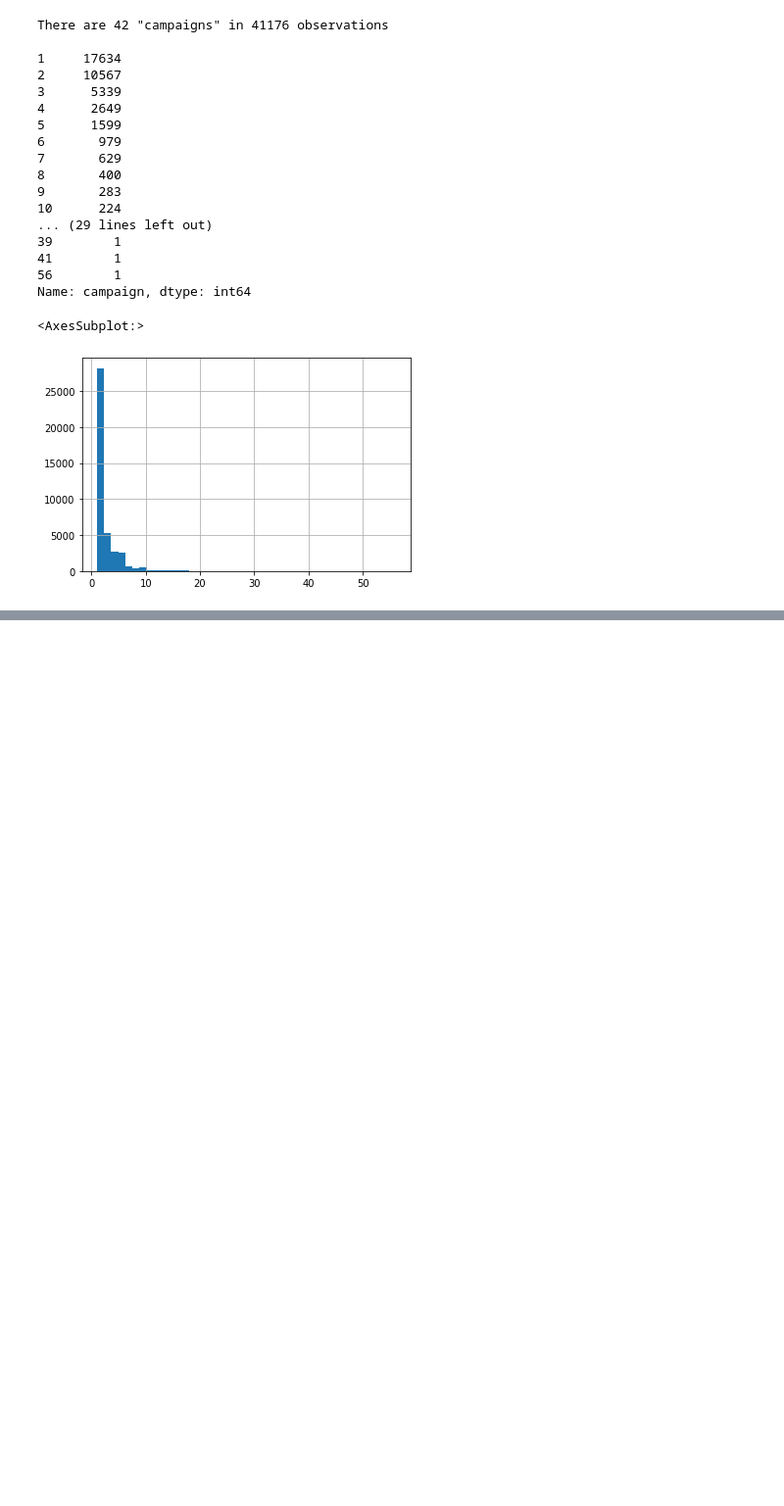
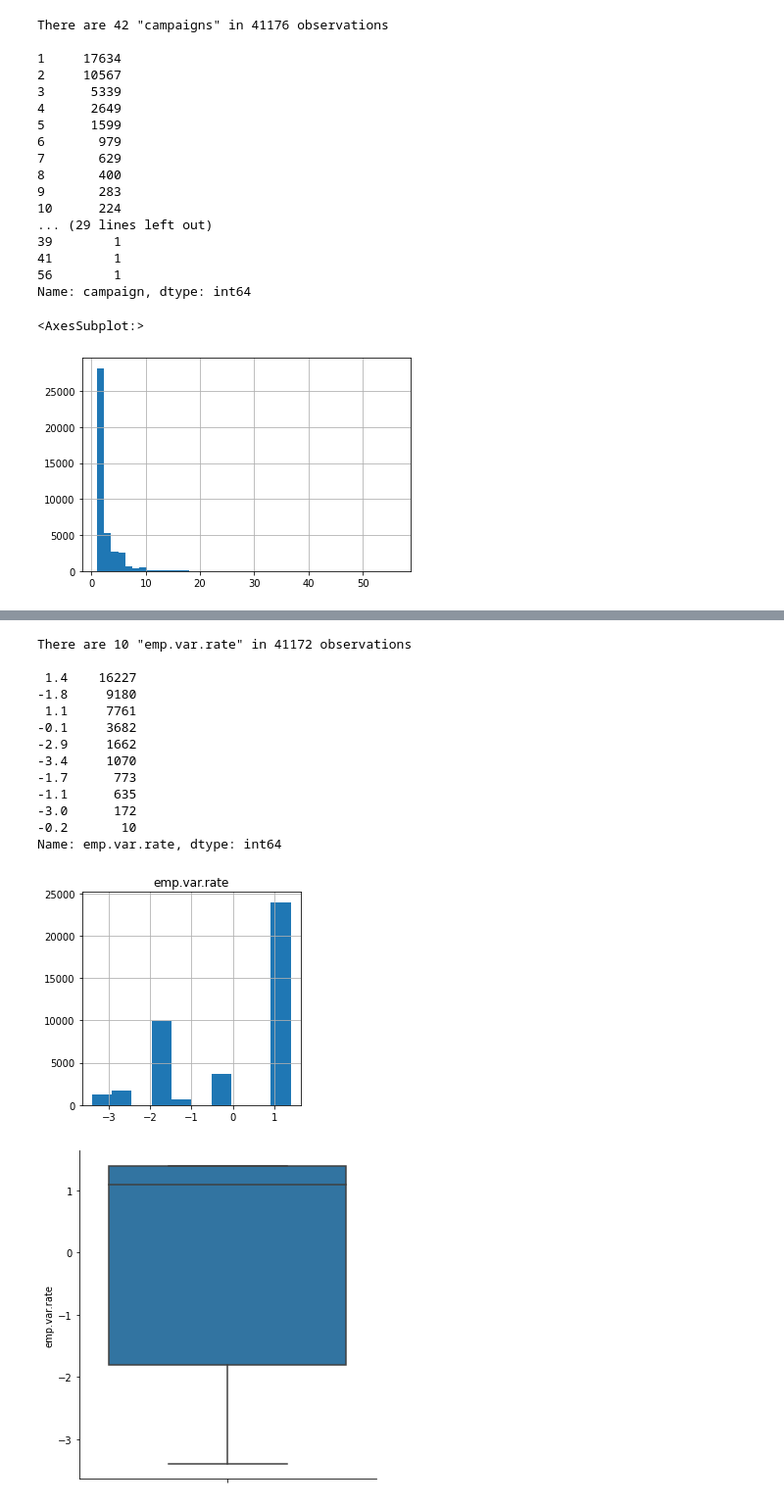
Before and after one commit to jgayosof/logistic-regression-project-tutorial, a Jupyter notebook: src/Sample_Steps.ipynb, the cells around one changed output, grey strips where cells are left out. Shown at 98% size. Cells and saved outputs as stored; diff of their text form; code cells hidden in the pictures; blank space fills up the shorter version.

```diff
--- a/src/Sample_Steps.ipynb
+++ b/src/Sample_Steps.ipynb
@@ -502,0 +522,29 @@ Name: pdays, dtype: int64
+# %%
+# 'emp.var.rate' analysis
+
+nuniques = df_raw['emp.var.rate'].nunique()
+counts = df_raw['emp.var.rate'].value_counts()
+print(f'There are {nuniques} "emp.var.rate" in {len(df_raw)} observations \n')
+print(f'{counts}')
+
+df_raw.hist('emp.var.rate', grid=True, figsize=(4,4), bins=nuniques)
+plt.show()
+
+sns.catplot(y='emp.var.rate', kind='box', data=df_raw)
+plt.show()
+# %% [output]
+There are 10 "emp.var.rate" in 41172 observations
+
+ 1.4    16227
+-1.8     9180
+ 1.1     7761
+-0.1     3682
+-2.9     1662
+-3.4     1070
+-1.7      773
+-1.1      635
+-3.0      172
+-0.2       10
+Name: emp.var.rate, dtype: int64
+[figure, added]
+[figure, added]
```
Also changed, not shown: parts of 5 cells of this notebook.
